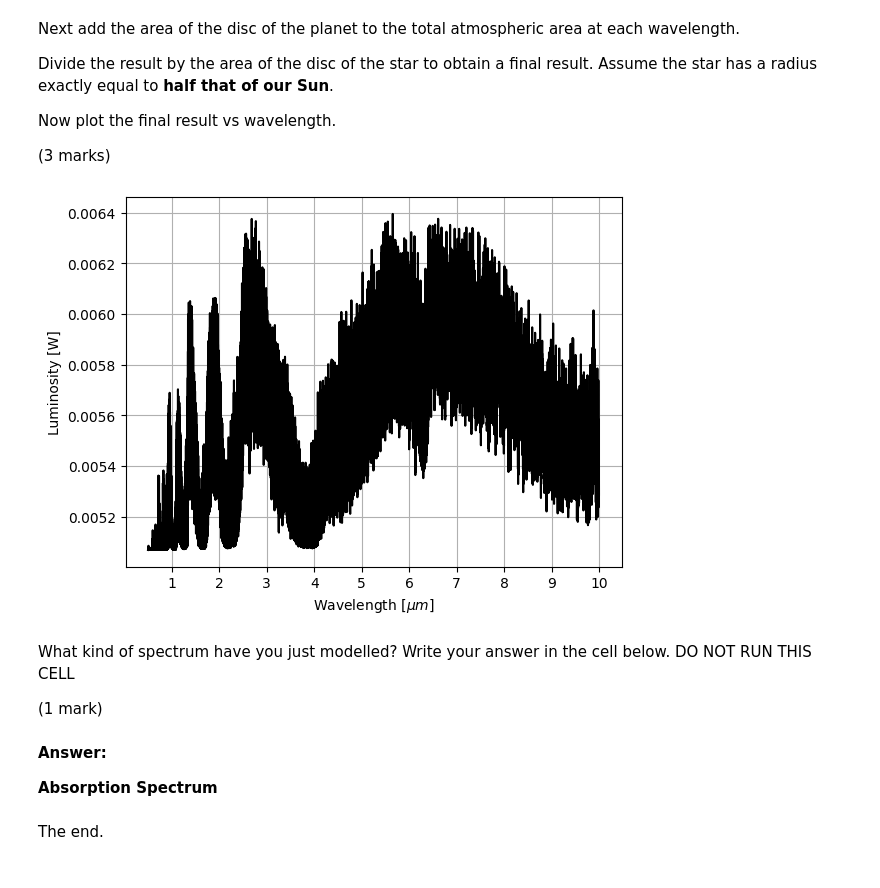
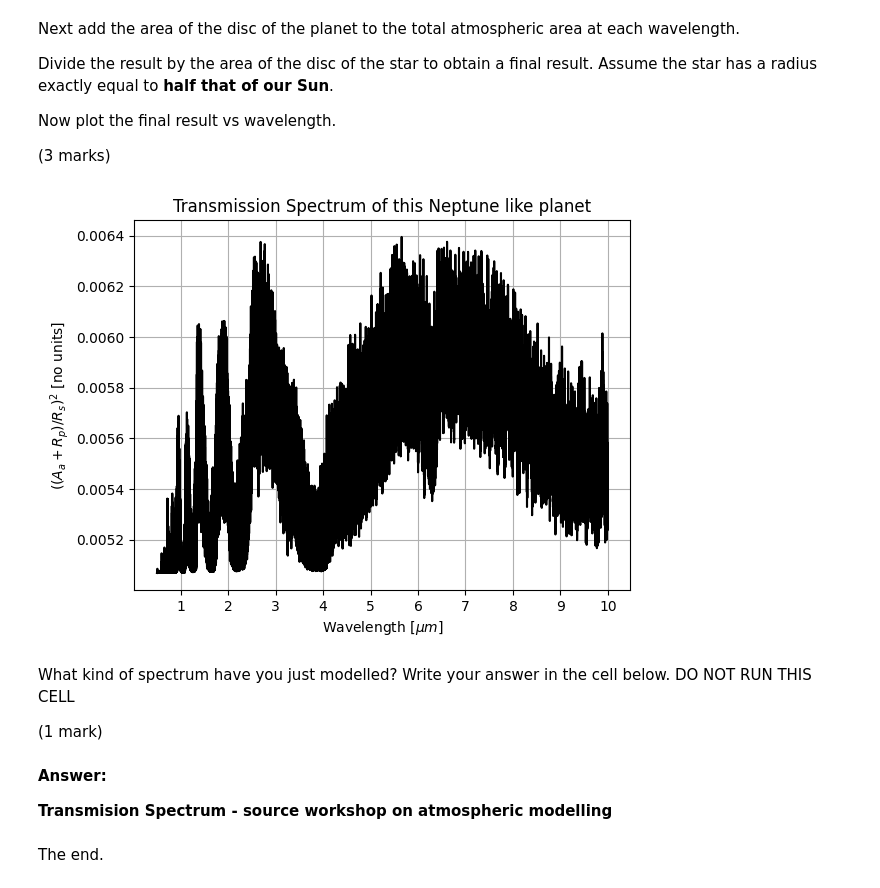
Before and after one commit to Huw-Riley/Exoplanets, a Jupyter notebook: PXT145_CA2.ipynb, the cells around one changed output. Drawn from its saved outputs; the diff is of its cells as text; code cells hidden in the pictures.

```diff
--- a/PXT145_CA2.ipynb
+++ b/PXT145_CA2.ipynb
@@ -530,12 +531,13 @@ Result = (A_eff_1D + (np.pi*(R_Nep.value)**2)) / (np.pi*(R_star.to(u.m).value)**
 # %%
 plt.plot(wl, Result, 'k-')
 plt.xlabel('Wavelength [$\mu m$]')
-plt.ylabel('Luminosity [W]')
+plt.ylabel('$((A_a + R_p)/R_s)^2$ [no units]')
+plt.title('Transmission Spectrum of this Neptune like planet')
 plt.xticks(x)
 plt.grid(True)
 plt.show()
 # %% [output]
-[figure, old version]
+[figure, new version]
 # %% [markdown]
 What kind of spectrum have you just modelled? Write your answer in the cell below.  DO NOT RUN THIS CELL
 
@@ -543,6 +545,6 @@ What kind of spectrum have you just modelled? Write your answer in the cell belo
 # %% [markdown]
 **Answer:**
 
-**Absorption Spectrum**
+**Transmision Spectrum - source workshop on atmospheric modelling**
 # %% [markdown]
 The end.
```
Also changed, not shown: parts of 3 cells of this notebook.
